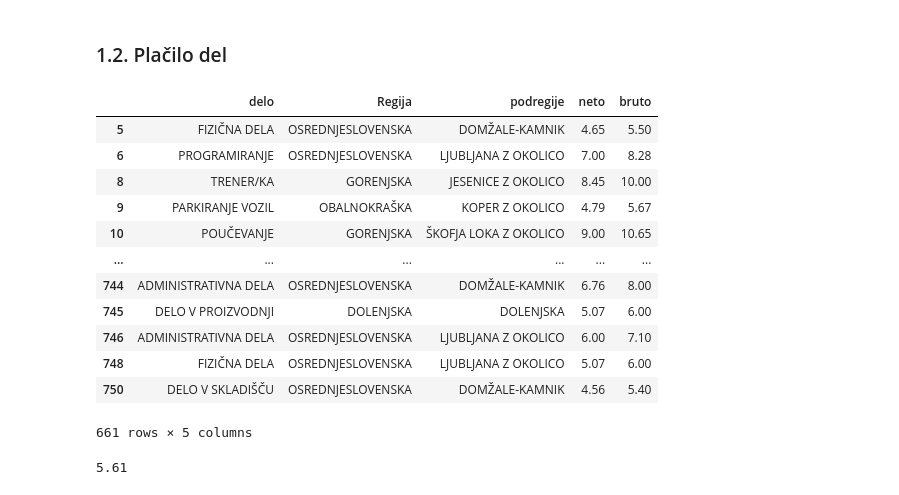
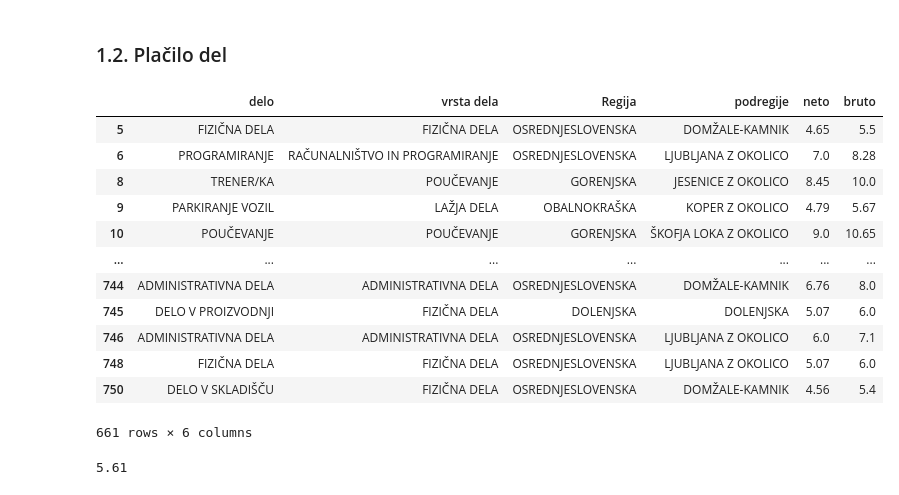
Before and after one commit to DejanPeric058/Programiranje-1-Projektna-naloga, a Jupyter notebook: Untitled.ipynb, the cells around one changed output. Cells and saved outputs as stored; diff of their text form; code cells hidden in the pictures.

```diff
--- a/Untitled.ipynb
+++ b/Untitled.ipynb
@@ -26,9 +36,22 @@ oglasi
+# %%
+def popravi_placilo(df):
+    neto, bruto = [], []
+    for i in range(len(df)):
+        y = df.iloc[i]['plačilo']
+        if 'NETO' in y:
+            x = y.split(', ')
+            neto.append(float(x[0].split(' ')[0]))
+            bruto.append(float(x[1].split(' ')[0]))
+        elif 'PO PROJEKTU' in y:
+            neto.append('PO PROJEKTU')
+            bruto.append('PO PROJEKTU')
+        else:
+            neto.append('PO DOGOVORU')
+            bruto.append('PO DOGOVORU')
+    df['neto'], df['bruto'] = neto, bruto
+    return df
+oglasi_neto = popravi_placilo(dodane_vrste)
 # %%
-osrednjeslovenska = ['LJUBLJANA Z OKOLICO', 'DOMŽALE-KAMNIK', 'GROSUPLJE Z OKOLICO', 'VRHNIKA Z OKOLICO']
-podravska = ['MARIBOR Z OKOLICO', 'PTUJ Z OKOLICO']
-gorenjska = ['KRANJ Z OKOLICO', 'ŠKOFJA LOKA Z OKOLICO', 'RADOVLJICA Z OKOLICO', 'JESENICE Z OKOLICO']
-obalnokraška = ['KOPER Z OKOLICO', 'IZOLA Z OKOLICO', 'PIRAN Z OKOLICO']
-regije = {'OSREDNJESLOVENSKA': osrednjeslovenska, 'PODRAVSKA': podravska, 'GORENJSKA': gorenjska, 'OBALNOKRAŠKA': obalnokraška}
 def poenotene_regije(dataframe):
     df = dataframe.copy()
     df['podregije'] = df['Regija']
@@ -36,4 +59,4 @@ def poenotene_regije(dataframe):
         for x in regije[regija]:
             df.replace({'Regija': {x:regija}}, inplace=True)
     return df
-glavne_regije = poenotene_regije(oglasi)
+glavne_regije = poenotene_regije(oglasi_neto)
@@ -68,11 +72,9 @@ oglasi_neto = popravi_placilo(glavne_regije)
 def oglasi_s_placilom(dataframe):
     df = dataframe.copy()
     df = df[(df['neto'] != 'PO DOGOVORU') & (df['neto'] != 'PO PROJEKTU')]
-    df['neto'] = pd.to_numeric(df['neto'], downcast="float")
-    df['bruto'] = pd.to_numeric(df['bruto'], downcast="float")
     return df
 
-popolni_oglasi = oglasi_s_placilom(oglasi_neto)
+popolni_oglasi = oglasi_s_placilom(glavne_regije)
 # %%
 def razpon_placila(dataframe, row1, row2):
     groupbyrow = dataframe.groupby(row1)
@@ -123,7 +124,6 @@ oglasi_regije
 Poglejmo si, koliko je razpoložljivih del v posameznih regijah. Ker so regije osrednjoslovenska, podravska, gorenjska in obalno-kraška razdeljene na podregije, jih preimenujemo nazaj v regijo, v kateri se nahajajo (npr. Vrhnika z okolico se bo spremenila v osrednjeslovensko).
 # %%
 po_regijah = oglasi_regije.groupby('Regija')
-pd.options.display.max_rows = 15
 st_po_regijah = po_regijah.size()
 st_po_regijah
 # %% [output]
@@ -174,22 +174,22 @@ st_po_podregijah.plot.barh(title="Število del v osrednji Sloveniji")
 # %% [markdown]
 ### 1.2. Plačilo del
 # %%
-oglasi_placila = popolni_oglasi[['delo', 'Regija', 'podregije', 'neto', 'bruto']]
+oglasi_placila = popolni_oglasi[['delo', 'vrsta dela', 'Regija', 'podregije', 'neto', 'bruto']]
 oglasi_placila
 # %% [output]
-|  | delo | Regija | podregije | neto | bruto |
-| 5 | FIZIČNA DELA | OSREDNJESLOVENSKA | DOMŽALE-KAMNIK | 4.65 | 5.50 |
-| 6 | PROGRAMIRANJE | OSREDNJESLOVENSKA | LJUBLJANA Z OKOLICO | 7.00 | 8.28 |
-| 8 | TRENER/KA | GORENJSKA | JESENICE Z OKOLICO | 8.45 | 10.00 |
-| 9 | PARKIRANJE VOZIL | OBALNOKRAŠKA | KOPER Z OKOLICO | 4.79 | 5.67 |
-| 10 | POUČEVANJE | GORENJSKA | ŠKOFJA LOKA Z OKOLICO | 9.00 | 10.65 |
-| ... | ... | ... | ... | ... | ... |
-| 744 | ADMINISTRATIVNA DELA | OSREDNJESLOVENSKA | DOMŽALE-KAMNIK | 6.76 | 8.00 |
-| 745 | DELO V PROIZVODNJI | DOLENJSKA | DOLENJSKA | 5.07 | 6.00 |
-| 746 | ADMINISTRATIVNA DELA | OSREDNJESLOVENSKA | LJUBLJANA Z OKOLICO | 6.00 | 7.10 |
-| 748 | FIZIČNA DELA | OSREDNJESLOVENSKA | LJUBLJANA Z OKOLICO | 5.07 | 6.00 |
-| 750 | DELO V SKLADIŠČU | OSREDNJESLOVENSKA | DOMŽALE-KAMNIK | 4.56 | 5.40 |
+|  | delo | vrsta dela | Regija | podregije | neto | bruto |
+| 5 | FIZIČNA DELA | FIZIČNA DELA | OSREDNJESLOVENSKA | DOMŽALE-KAMNIK | 4.65 | 5.5 |
+| 6 | PROGRAMIRANJE | RAČUNALNIŠTVO IN PROGRAMIRANJE | OSREDNJESLOVENSKA | LJUBLJANA Z OKOLICO | 7.0 | 8.28 |
+| 8 | TRENER/KA | POUČEVANJE | GORENJSKA | JESENICE Z OKOLICO | 8.45 | 10.0 |
+| 9 | PARKIRANJE VOZIL | LAŽJA DELA | OBALNOKRAŠKA | KOPER Z OKOLICO | 4.79 | 5.67 |
+| 10 | POUČEVANJE | POUČEVANJE | GORENJSKA | ŠKOFJA LOKA Z OKOLICO | 9.0 | 10.65 |
+| ... | ... | ... | ... | ... | ... | ... |
+| 744 | ADMINISTRATIVNA DELA | ADMINISTRATIVNA DELA | OSREDNJESLOVENSKA | DOMŽALE-KAMNIK | 6.76 | 8.0 |
+| 745 | DELO V PROIZVODNJI | FIZIČNA DELA | DOLENJSKA | DOLENJSKA | 5.07 | 6.0 |
+| 746 | ADMINISTRATIVNA DELA | ADMINISTRATIVNA DELA | OSREDNJESLOVENSKA | LJUBLJANA Z OKOLICO | 6.0 | 7.1 |
+| 748 | FIZIČNA DELA | FIZIČNA DELA | OSREDNJESLOVENSKA | LJUBLJANA Z OKOLICO | 5.07 | 6.0 |
+| 750 | DELO V SKLADIŠČU | FIZIČNA DELA | OSREDNJESLOVENSKA | DOMŽALE-KAMNIK | 4.56 | 5.4 |
-661 rows × 5 columns
+661 rows × 6 columns
 # %%
 povprecna_placa = oglasi_placila[ "neto"].mean().round(2)
 povprecna_placa
```
Also changed, not shown: parts of 34 cells of this notebook, 1 other file.
